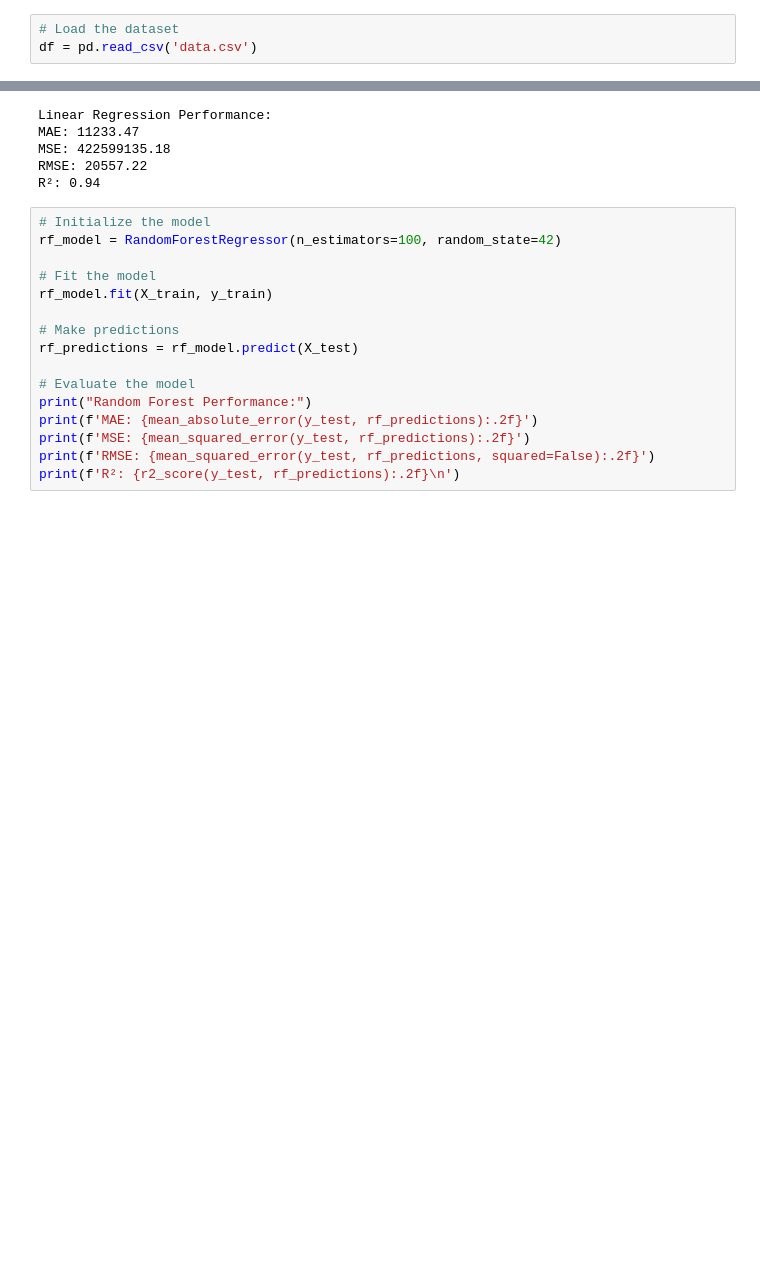
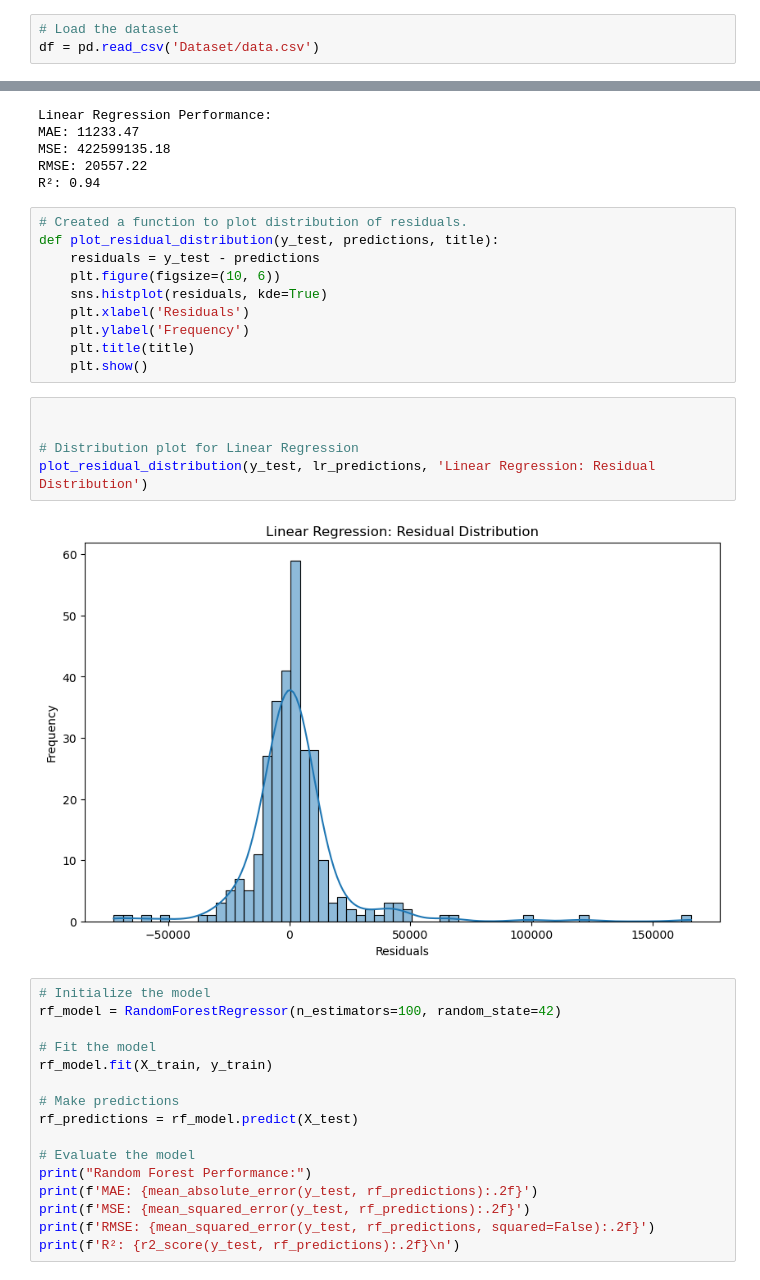
Before and after one commit to gogikarbharath/House-Price-Pred, a Jupyter notebook: Outputfile.ipynb, the cells around one changed output, grey strips where cells are left out. Saved outputs shown, nothing was run; the diff lists cells and outputs as text; blank space fills up the shorter version.

```diff
--- a/Outputfile.ipynb
+++ b/Outputfile.ipynb
@@ -55,7 +55,7 @@ warnings.filterwarnings('ignore')
 ### Step 1: Load the Data
 # %%
 # Load the dataset
-df = pd.read_csv('data.csv')
+df = pd.read_csv('Dataset/data.csv')
 # %%
 # Display the first few rows of the dataset
 df.head()
@@ -495,6 +495,23 @@ MAE: 11233.47
 MSE: 422599135.18
 RMSE: 20557.22
 R²: 0.94
+# %%
+# Created a function to plot distribution of residuals.
+def plot_residual_distribution(y_test, predictions, title):
+    residuals = y_test - predictions
+    plt.figure(figsize=(10, 6))
+    sns.histplot(residuals, kde=True)
+    plt.xlabel('Residuals')
+    plt.ylabel('Frequency')
+    plt.title(title)
+    plt.show()
+# %%
+
+
+# Distribution plot for Linear Regression
+plot_residual_distribution(y_test, lr_predictions, 'Linear Regression: Residual Distribution')
+# %% [output]
+[figure, added]
 # %%
 # Initialize the model
 rf_model = RandomForestRegressor(n_estimators=100, random_state=42)
```
Also changed, not shown: parts of 7 cells of this notebook.
